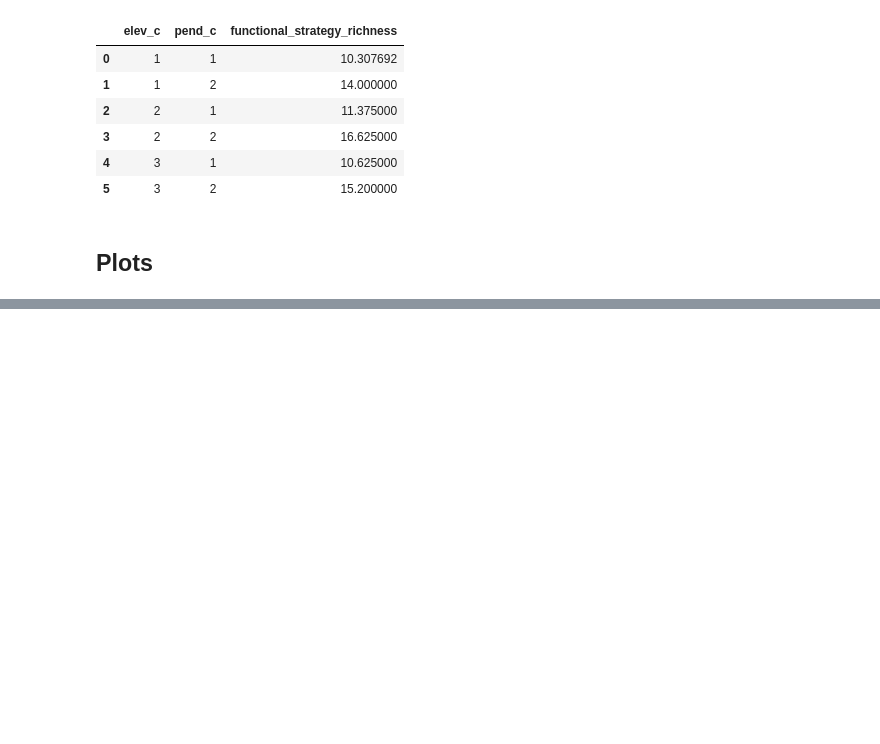
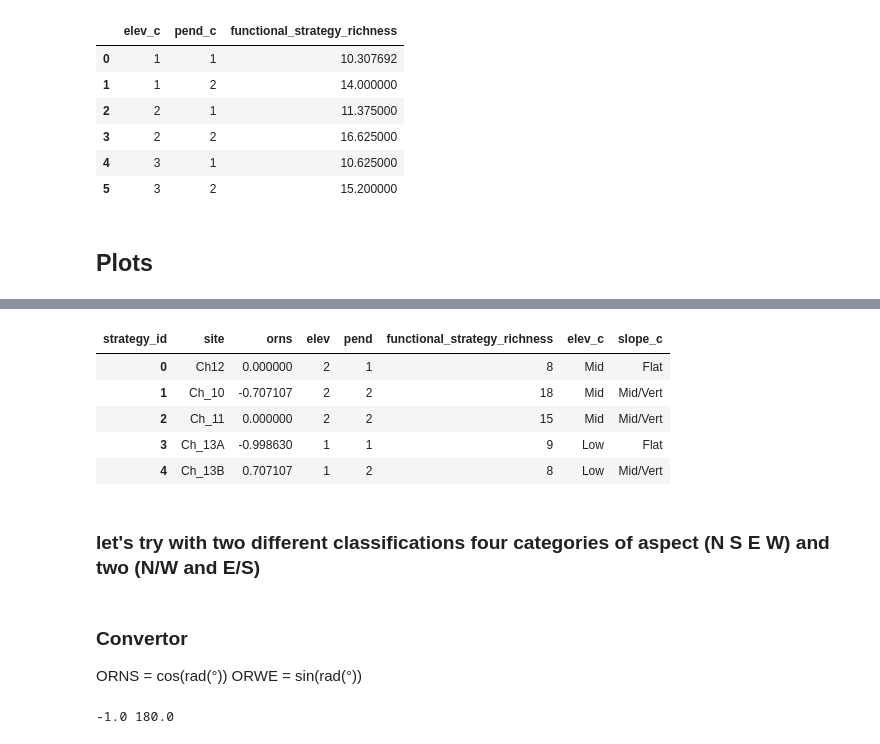
Before and after one commit to rauldd93/Data-science-portofolio, a Jupyter notebook: lichen-functional-traits/functional-counts/functional-filter.ipynb, the cells around one changed output, grey strips where cells are left out. Cells and saved outputs as stored; diff of their text form; code cells hidden in the pictures; blank space fills up the shorter version.

```diff
--- a/lichen-functional-traits/functional-counts/functional-filter.ipynb
+++ b/lichen-functional-traits/functional-counts/functional-filter.ipynb
@@ -541,0 +575,6 @@ plt.show()
+# %%
+df_functional_strategy = df_functional_strategy.rename(
+    columns={"elev_c" : "elev",
+    "pend_c" : "pend"})
+
+df_functional_strategy.head(5)
@@ -541,0 +588,29 @@ plt.show()
+# %%
+# Renaming the elevation and slope levels
+
+elev_conditions = [
+    df_functional_strategy["elev"] == 1,
+    df_functional_strategy["elev"] == 2,
+    df_functional_strategy["elev"] == 3]
+
+elev_categories = ["Low", "Mid", "High"]
+
+slope_conditions = [
+    df_functional_strategy["pend"] == 1,
+    df_functional_strategy["pend"] == 2]
+
+slope_categories = ["Flat", "Mid/Vert"]
+
+df_functional_strategy["elev_c"] = np.select(elev_conditions, elev_categories, default="Unknown")
+df_functional_strategy["slope_c"] = np.select(slope_conditions, slope_categories, default="Unknown")
+
+df_functional_strategy.head(5)
+# %% [output]
+| strategy_id | site | orns | elev | pend | functional_strategy_richness | elev_c | slope_c |
+| 0 | Ch12 | 0.000000 | 2 | 1 | 8 | Mid | Flat |
+| 1 | Ch_10 | -0.707107 | 2 | 2 | 18 | Mid | Mid/Vert |
+| 2 | Ch_11 | 0.000000 | 2 | 2 | 15 | Mid | Mid/Vert |
+| 3 | Ch_13A | -0.998630 | 1 | 1 | 9 | Low | Flat |
+| 4 | Ch_13B | 0.707107 | 1 | 2 | 8 | Low | Mid/Vert |
+# %% [markdown]
+### let's try with two different classifications four categories of aspect (N S E W) and two (N/W and E/S)
@@ -541,0 +633,19 @@ plt.show()
+# %% [markdown]
+### Convertor
+
+ORNS = cos(rad(°))
+ORWE = sin(rad(°))
+# %%
+import math
+
+south = 180
+
+orns = math.cos(math.radians(south))
+
+# inverse functions
+
+unconversion = math.degrees(math.acos(orns))
+
+print(orns, unconversion)
+# %% [output]
+-1.0 180.0
```
Also changed, not shown: parts of 12 cells of this notebook.
